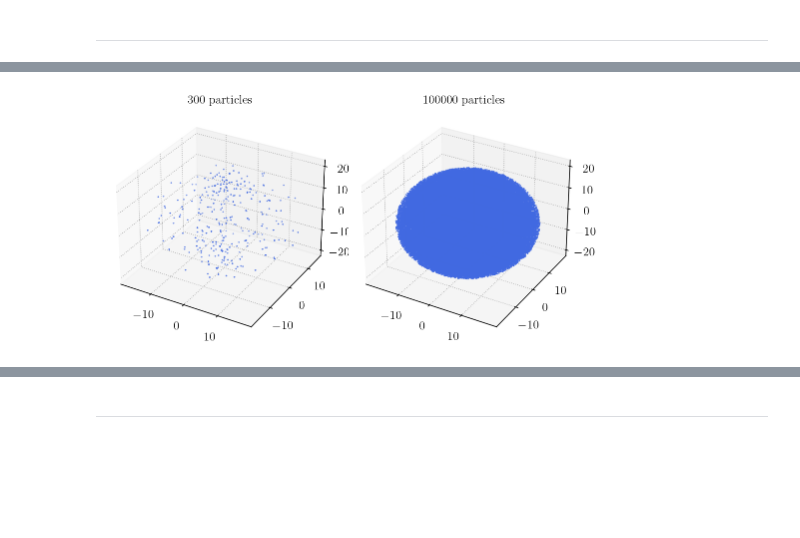
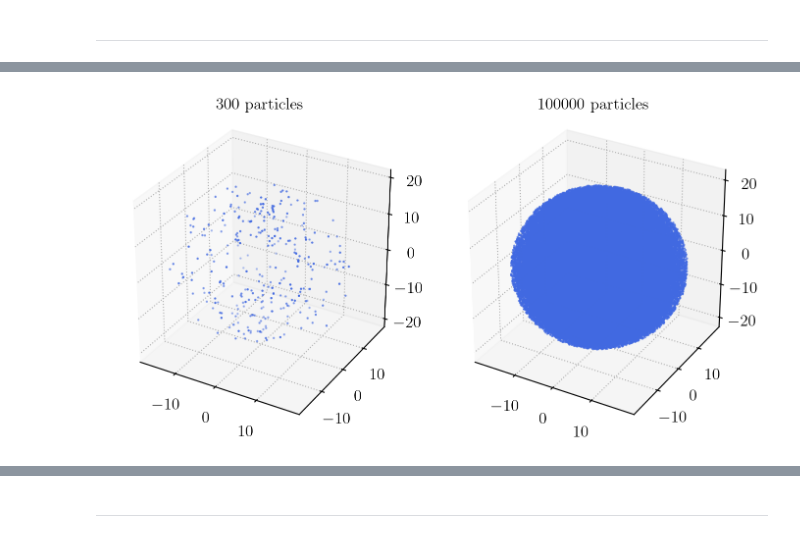
Before and after one commit to smucedola/galaxies-dynamics_2023, a Jupyter notebook: nbody_sh1/selfsimilar_collapse/m = 0.5/selfsphere.ipynb, the cells around one changed output, grey strips where cells are left out. Cells and saved outputs as stored; diff of their text form; code cells hidden in the pictures; blank space fills up the shorter version.

```diff
--- a/nbody_sh1/selfsimilar_collapse/m = 0.5/selfsphere.ipynb
+++ b/nbody_sh1/selfsimilar_collapse/m = 0.5/selfsphere.ipynb
@@ -80,28 +80,28 @@ plt.ylim([0,.5]);
 # %%
 x = r*np.sin(theta)*np.cos(phi)
 y = r*np.sin(theta)*np.sin(phi)
 z = r*np.cos(theta)
 
 N_m = int(1e5)
 P_m = np.random.uniform(0,1,N_m)
 
 r_m = I(P_m)
 theta_m = np.random.uniform(0,np.pi,N_m)
 phi_m = np.random.uniform(0, 2*np.pi, N_m)
 
 
 x_m = r_m*np.sin(theta_m)*np.cos(phi_m)
 y_m = r_m*np.sin(theta_m)*np.sin(phi_m)
 z_m = r_m*np.cos(theta_m)
 
 
 fig, axs = plt.subplots(1,2, figsize = (7,7), tight_layout = True, subplot_kw={'projection': '3d'})
-axs[0].set(aspect='auto', title = f'{N} particles')
+axs[0].set(aspect='equal', title = f'{N} particles')
 axs[0].scatter(x,y,z, s = .5, color='royalblue')
-axs[1].set(aspect='auto', title = f'{N_m} particles')
+axs[1].set(aspect='equal', title = f'{N_m} particles')
 axs[1].scatter(x_m,y_m,z_m, s =.5, color='royalblue');
 # %% [output]
-[figure, old version]
+[figure, new version]
 # %%
 #Checking density
 steps = 3000
```
Also changed, not shown: parts of 12 cells of this notebook, 3 other files.
